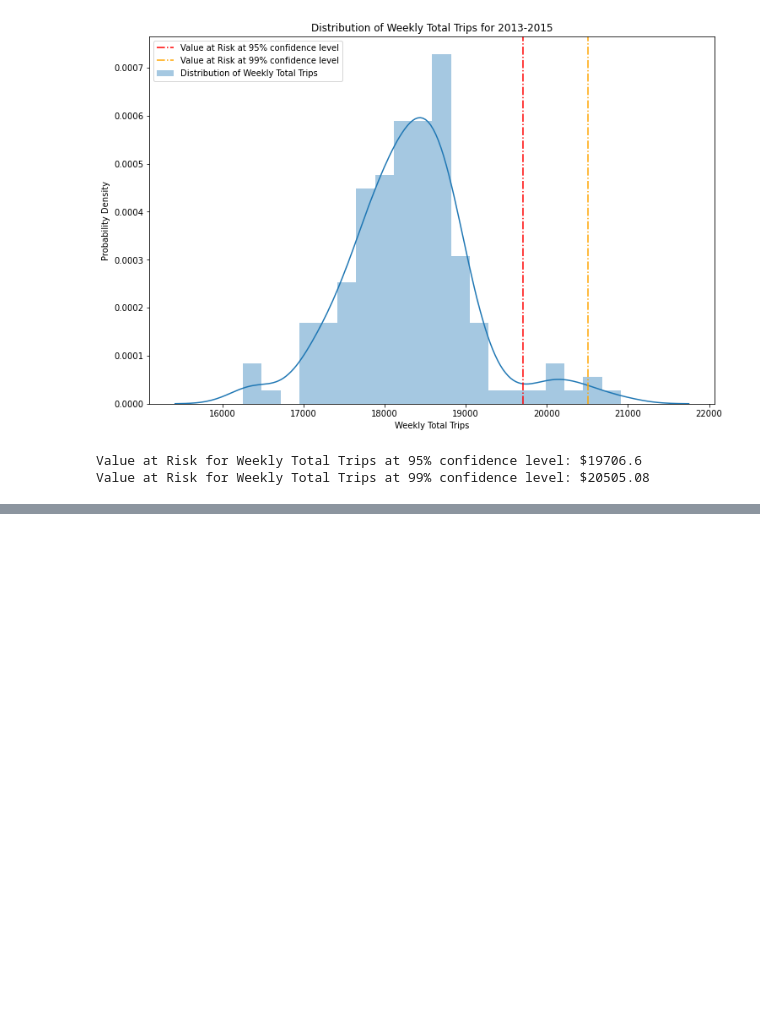
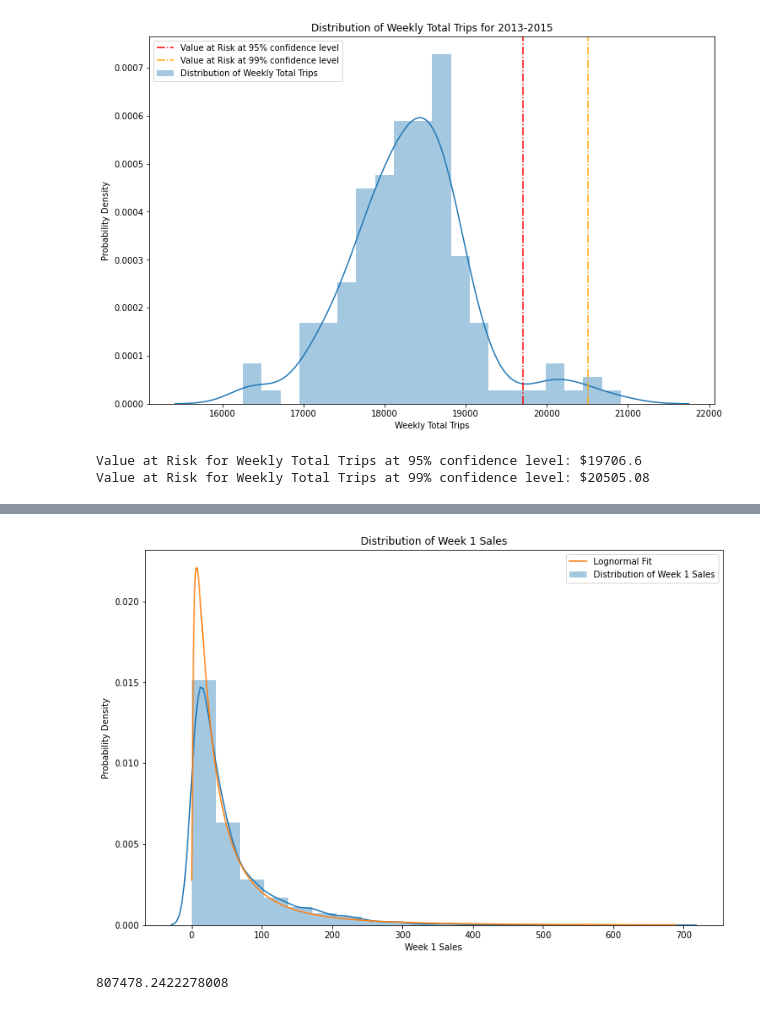
Before and after one commit to shubhamsakhuja/Customer-Segementation-and-Forecasting, a Jupyter notebook: Risk Analysis.ipynb, the cells around one changed output, grey strips where cells are left out. Cells and saved outputs as stored; diff of their text form; code cells hidden in the pictures; blank space fills up the shorter version.

```diff
--- a/Risk Analysis.ipynb
+++ b/Risk Analysis.ipynb
@@ -469,0 +456,3 @@ GroupDay.describe()
+# %%
+GroupDay['Week'] = GroupDay['Sale_Date'].dt.isocalendar().week
+GroupDay
@@ -628,0 +689,9 @@ plt.show()
+# %%
+# Sample at 13313 trips first we have total of 16250 trips for Week 1.
+
+import random
+numpy.random.seed(100)
+ABC = np.array(Week1Sale['Daily_Sales'])
+sample1 = np.random.choice(ABC, size=13313)
+sample2 = pd.DataFrame(sample1, columns = ['Daily_Sales'])
+sample2
@@ -628,0 +712,23 @@ plt.show()
+# %%
+plt.figure(figsize = (12, 8))
+histo = sb.distplot(sample2, label = "Distribution of Week 1 Sales", bins = 20, kde = True)
+plt.xlabel("Week 1 Sales")
+plt.ylabel("Probability Density")
+plt.title("Distribution of Week 1 Sales")
+
+lineSpace = np.linspace(min(sample1), max(sample1), len(sample1))
+fitShape, fitLoc, fitScale = scipyStats.lognorm.fit(sample1, loc = 0)
+lognormalFit = scipyStats.lognorm.pdf(lineSpace, fitShape, fitLoc, fitScale)
+plt.plot(lineSpace, lognormalFit, label = "Lognormal Fit")
+plt.legend()
+plt.ticklabel_format(style='plain')
+plt.show()
+# %% [output]
+[figure, added]
+# %%
+# Estimate sales new lognormal distribution using the obtained values from distributed model.
+
+LognormDist = scipyStats.lognorm.rvs(fitShape, fitLoc, fitScale, size = 13313)
+sum(LognormDist)
+# %% [output]
+807478.2422278008
```
Also changed, not shown: parts of 19 cells of this notebook.
